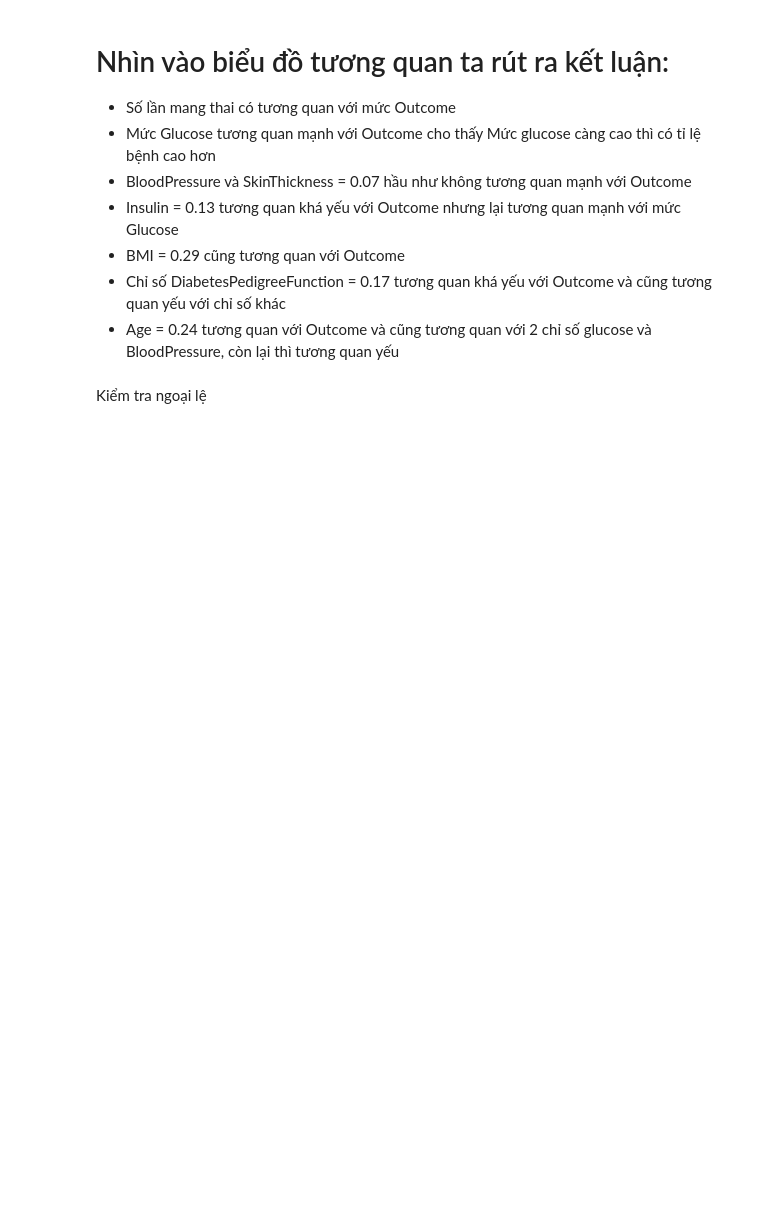
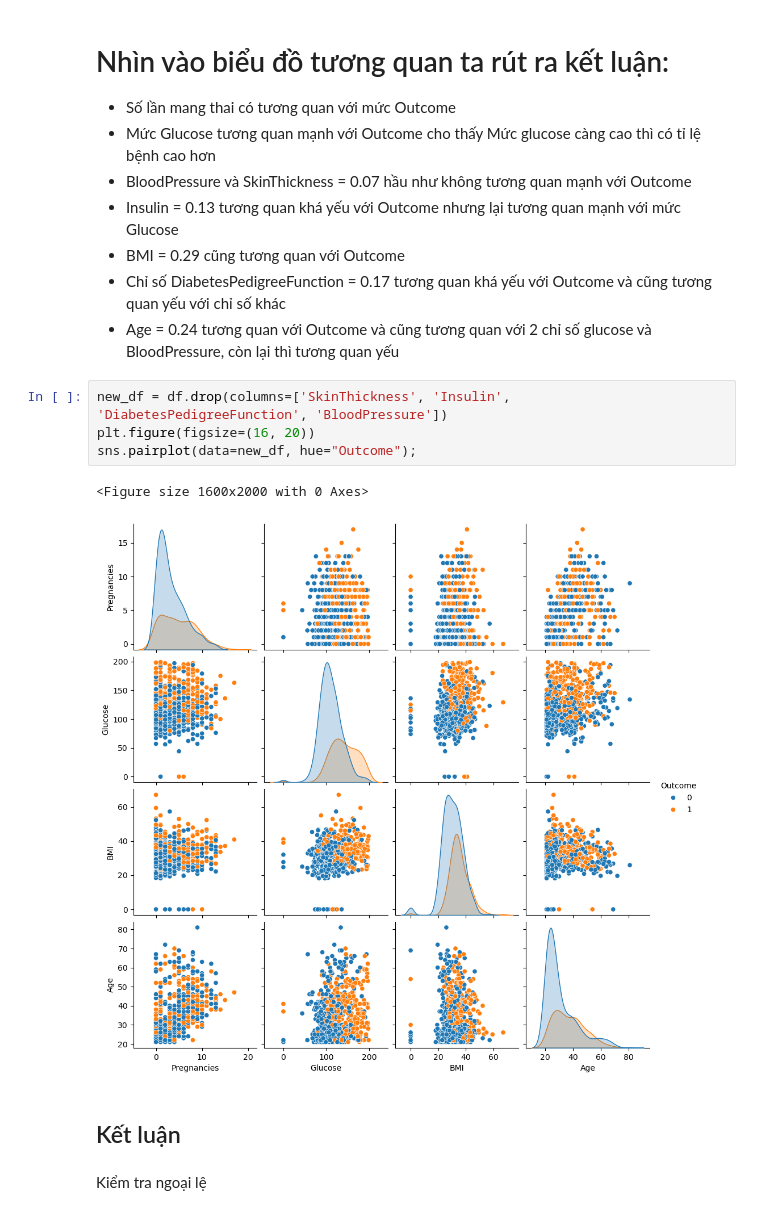
Before and after one commit to MinhNguyen-leo/SGU25_ML_GroupProject, a Jupyter notebook: Pima Indians Diabetes Dataset.ipynb, the cells around one changed output. Saved outputs shown, nothing was run; the diff lists cells and outputs as text; blank space fills up the shorter version.

```diff
--- a/Pima Indians Diabetes Dataset.ipynb
+++ b/Pima Indians Diabetes Dataset.ipynb
@@ -162,6 +182,15 @@ plt.show()
 * BMI = 0.29 cũng tương quan với Outcome
 * Chỉ số DiabetesPedigreeFunction = 0.17 tương quan khá yếu với Outcome và cũng tương quan yếu với chỉ số khác
 * Age = 0.24 tương quan với Outcome và cũng tương quan với 2 chỉ số glucose và BloodPressure, còn lại thì tương quan yếu
+# %%
+new_df = df.drop(columns=['SkinThickness', 'Insulin', 'DiabetesPedigreeFunction', 'BloodPressure'])
+plt.figure(figsize=(16, 20))
+sns.pairplot(data=new_df, hue="Outcome");
+# %% [output]
+<Figure size 1600x2000 with 0 Axes>
+[figure, added]
+# %% [markdown]
+## Kết luận
 # %% [markdown]
 Kiểm tra ngoại lệ
 # %%
```
Also changed, not shown: parts of 3 cells of this notebook.
